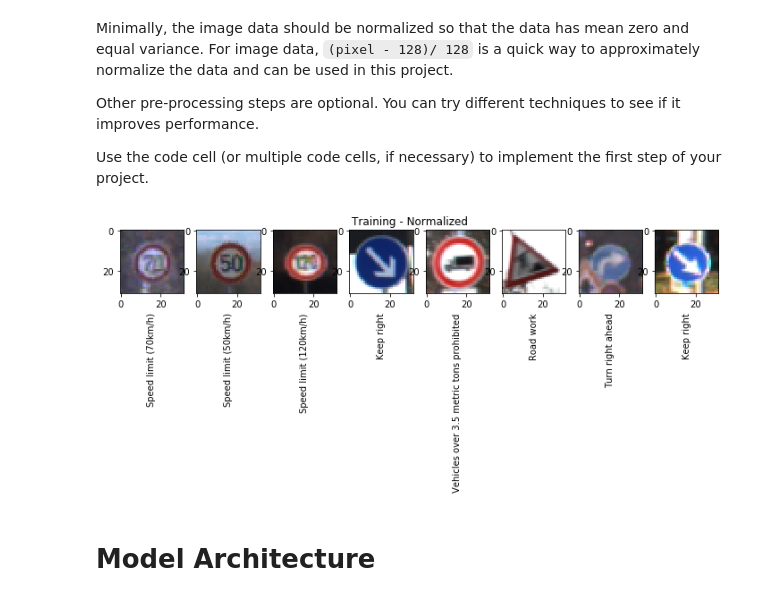
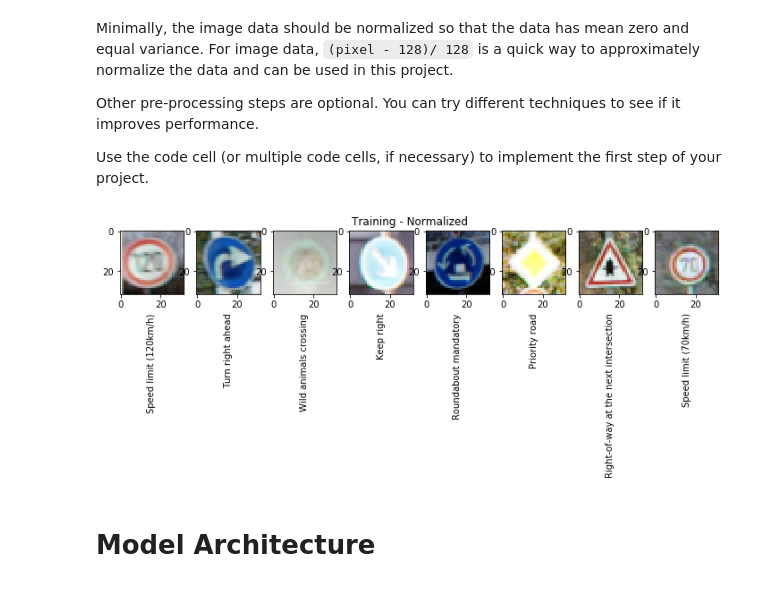
Before and after one commit to itprov/CarND-Traffic-Sign-Classifier-Project, a Jupyter notebook: Traffic_Sign_Classifier.ipynb, the cells around one changed output. Saved outputs shown, nothing was run; the diff lists cells and outputs as text; code cells hidden in the pictures.

```diff
--- a/Traffic_Sign_Classifier.ipynb
+++ b/Traffic_Sign_Classifier.ipynb
@@ -189,30 +189,30 @@ Use the code cell (or multiple code cells, if necessary) to implement the first
 # %%
 ### Preprocess the data here. It is required to normalize the data. Other preprocessing steps could include
 ### converting to grayscale, etc.
 ### Feel free to use as many code cells as needed.
 from sklearn.utils import shuffle
 
-from sklearn.preprocessing import Normalizer #, StandardScaler, QuantileTransformer
+from sklearn.preprocessing import Normalizer, StandardScaler, QuantileTransformer
 
-preprocessor = Normalizer(norm='max')
+#preprocessor = Normalizer(norm='max')
 #preprocessor = StandardScaler()
-#preprocessor = QuantileTransformer()
+preprocessor = QuantileTransformer()
 
 preprocessor.fit(X_train.reshape(n_train, -1))
 
 def preprocess(dataset):
     dataset_shape = dataset.shape
     preprocessed_dataset = preprocessor.transform(dataset.reshape(dataset_shape[0], -1)).reshape(dataset_shape)
     return preprocessed_dataset
 
 # Preprocess Validation & Test datasets
 X_train = preprocess(X_train)
 X_valid = preprocess(X_valid)
 X_test = preprocess(X_test)
 
 plot_selected_images(X_train, y_train, 'Training - Normalized')
 # %% [output]
-[figure, old version]
+[figure, new version]
 # %% [markdown]
 # Model Architecture
 # %% [markdown]
```
Also changed, not shown: parts of 6 cells of this notebook, 5 other files.
